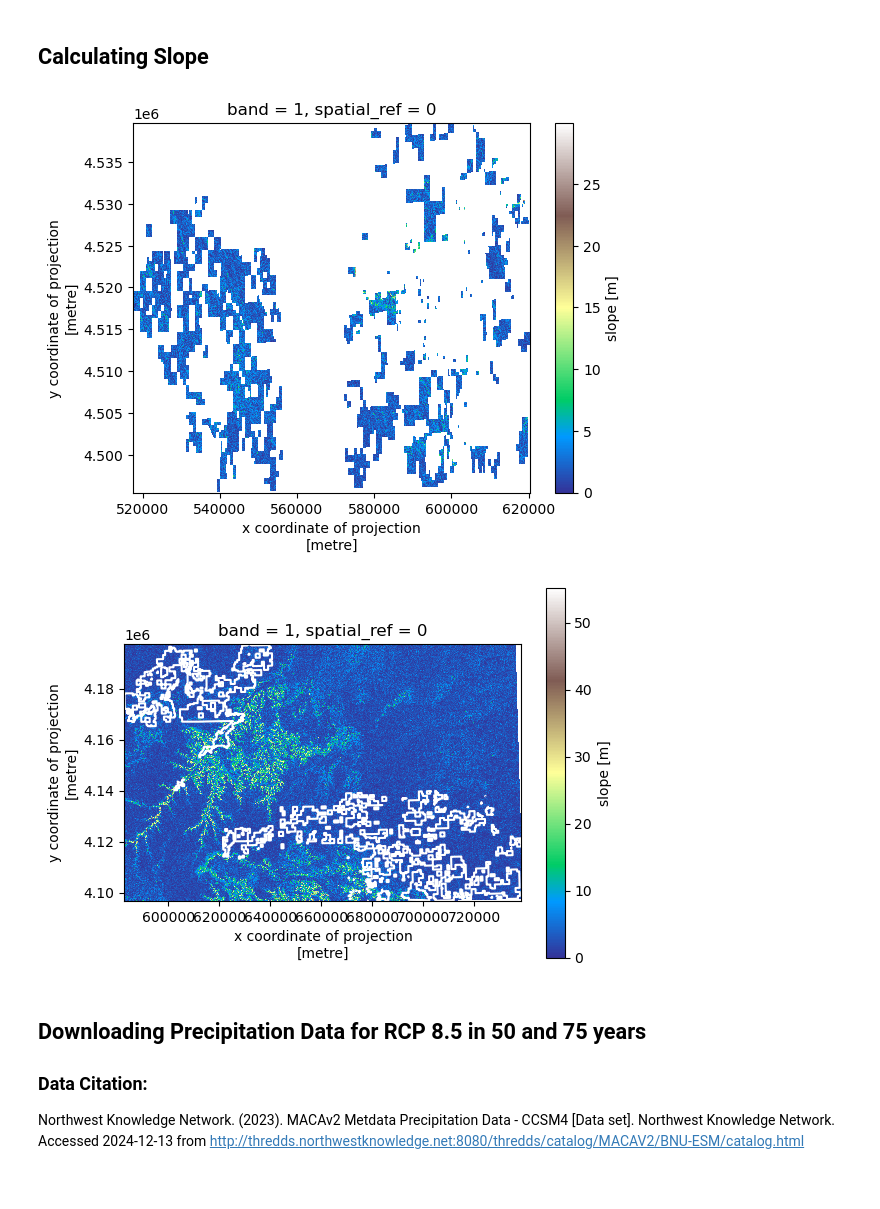
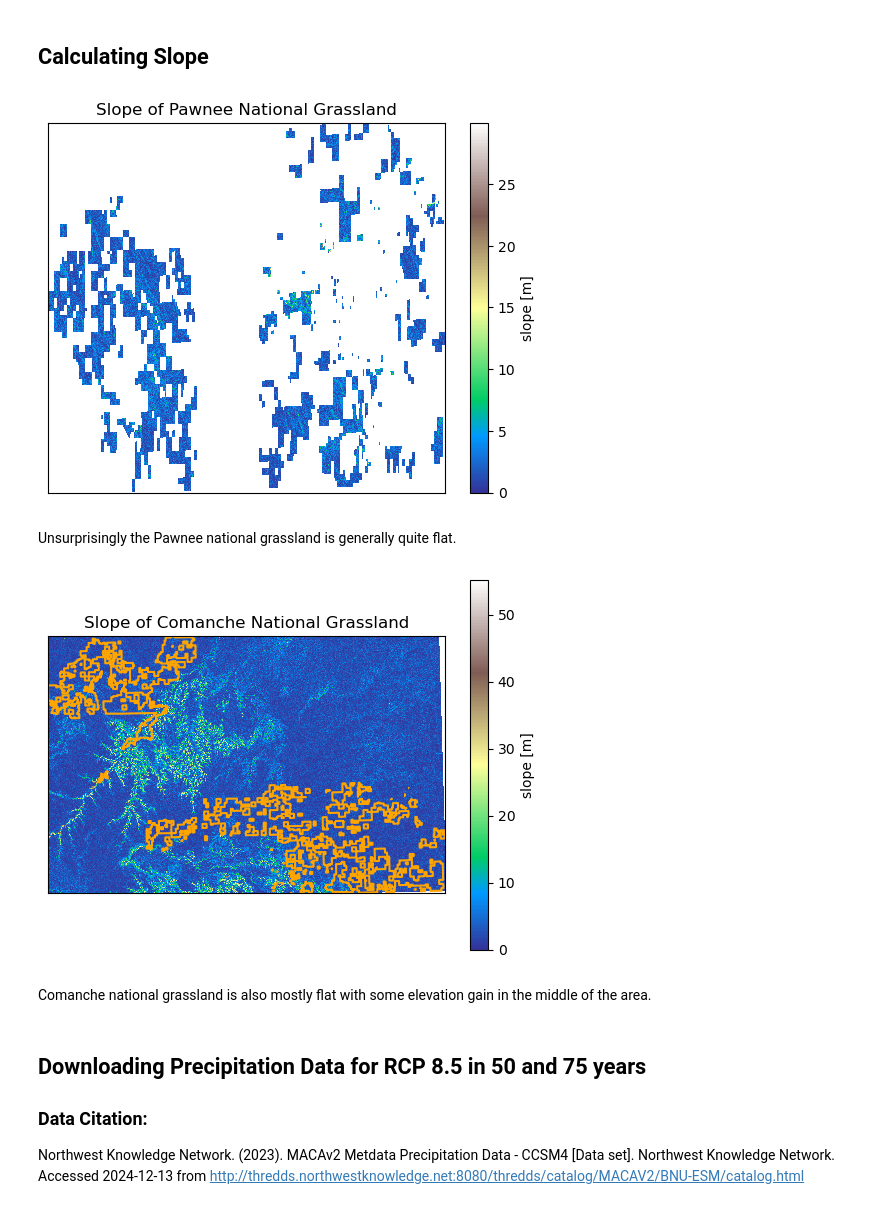
Before and after one commit to annaposlednik/EarthAnalyticsFinal, a Jupyter notebook: finalassignment.ipynb, the cells around one changed output. Cells and saved outputs as stored; diff of their text form; code cells hidden in the pictures.

```diff
--- a/finalassignment.ipynb
+++ b/finalassignment.ipynb
@@ -386,18 +466,31 @@ pawnee_elev_da = (srtm_da
 pawnee_slope_da = xrspatial.slope(pawnee_elev_da)
 pawnee_slope_da_crop = pawnee_slope_da.rio.clip(Pawnee_utm_gdf.geometry)
 pawnee_slope_da_crop.plot(cmap='terrain')
-#Pawnee_gdf.to_crs(utm).boundary.plot(ax= plt.gca(), color= "white")
+plt.xlabel("")
+plt.ylabel("")
+plt.xticks([])
+plt.yticks([])
+plt.title("Slope of Pawnee National Grassland")
 plt.show()
 # %% [output]
-[figure, old version]
+[figure, new version]
+# %% [markdown]
+Unsurprisingly the Pawnee national grassland is generally quite flat.
 # %%
 # Plotting Comanche slope
 comanche_slope_da = xrspatial.slope(comanche_elev_da)
 comanche_slope_da.plot(cmap='terrain')
-Comanche_gdf.to_crs(utm).boundary.plot(ax= plt.gca(), color= "white")
+Comanche_gdf.to_crs(utm).boundary.plot(ax= plt.gca(), color= "orange")
+plt.xlabel("")
+plt.ylabel("")
+plt.xticks([])
+plt.yticks([])
+plt.title("Slope of Comanche National Grassland")
 plt.show()
 # %% [output]
-[figure, old version]
+[figure, new version]
+# %% [markdown]
+Comanche national grassland is also mostly flat with some elevation gain in the middle of the area.
 # %% [markdown]
 ## Downloading Precipitation Data for RCP 8.5 in 50 and 75 years
 
```
Also changed, not shown: parts of 43 cells of this notebook, 4 other files.
